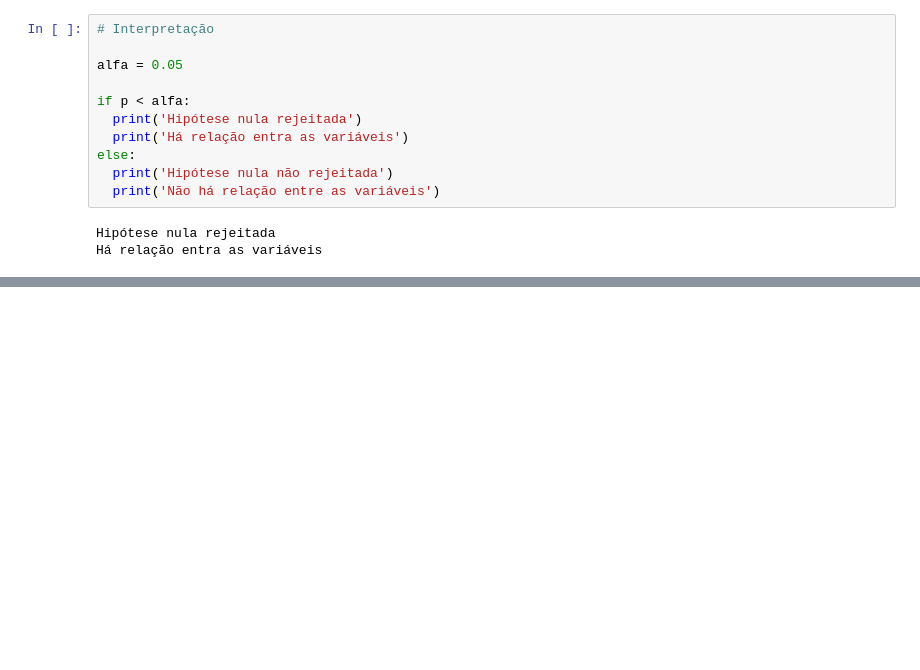
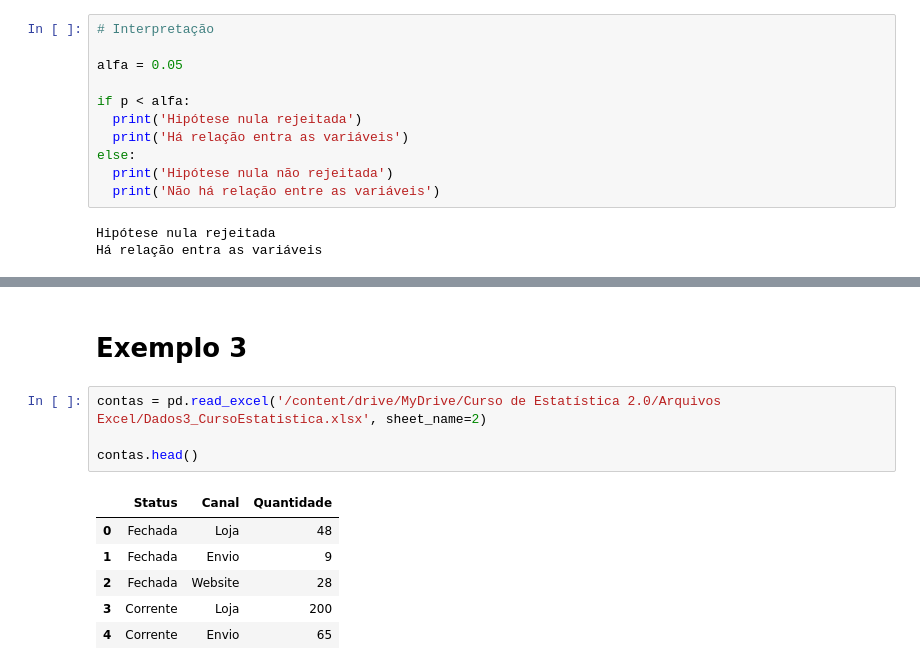
Before and after one commit to esdrasantos/statistical-concepts-and-practice, a Jupyter notebook: cstfm_nao_parametricos_qui_quadrado.ipynb, the cells around one changed output, grey strips where cells are left out. Drawn from its saved outputs; the diff is of its cells as text; blank space fills up the shorter version.

```diff
--- a/cstfm_nao_parametricos_qui_quadrado.ipynb
+++ b/cstfm_nao_parametricos_qui_quadrado.ipynb
@@ -119,0 +211,13 @@ Linha: Celular, Coluna: 75-99999
+# %% [markdown]
+# Exemplo 3
+# %%
+contas = pd.read_excel('/content/drive/MyDrive/Curso de Estatística 2.0/Arquivos Excel/Dados3_CursoEstatistica.xlsx', sheet_name=2)
+
+contas.head()
+# %% [output]
+|  | Status | Canal | Quantidade |
+| 0 | Fechada | Loja | 48 |
+| 1 | Fechada | Envio | 9 |
+| 2 | Fechada | Website | 28 |
+| 3 | Corrente | Loja | 200 |
+| 4 | Corrente | Envio | 65 |
```
Also changed, not shown: parts of 18 cells of this notebook.
